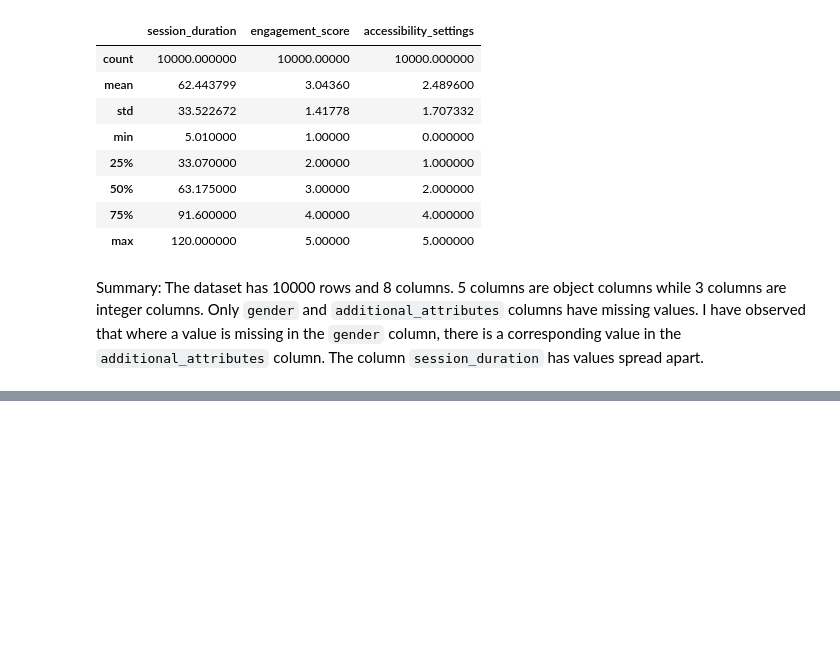
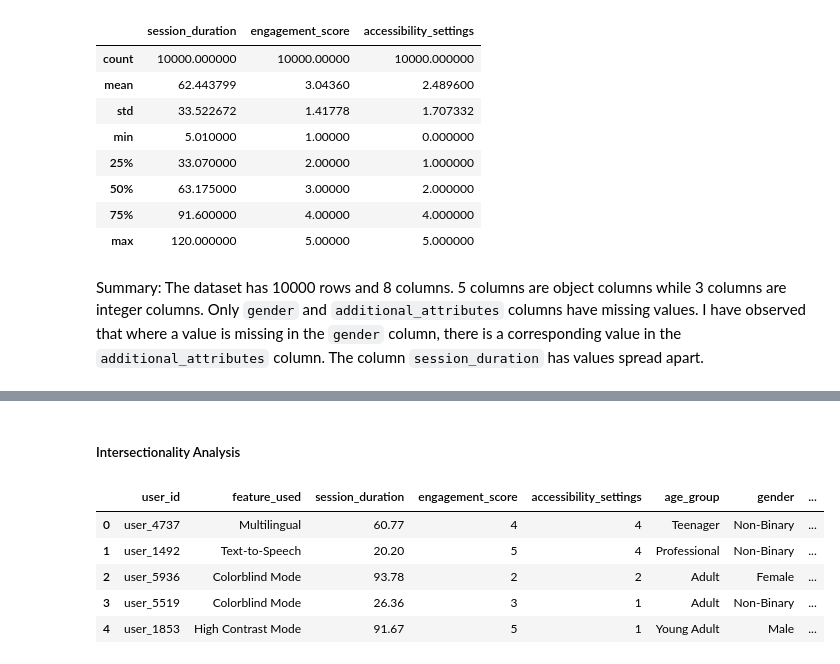
Before and after one commit to Joycelyn96/HackDiversityDataInterviewChallenge, a Jupyter notebook: hack_diversity_data_interview_challenge.ipynb, the cells around one changed output, grey strips where cells are left out. Drawn from its saved outputs; the diff is of its cells as text; code cells hidden in the pictures; blank space fills up the shorter version.

```diff
--- a/hack_diversity_data_interview_challenge.ipynb
+++ b/hack_diversity_data_interview_challenge.ipynb
@@ -113,0 +165,12 @@ Summary: The dataset has 10000 rows and 8 columns. 5 columns are object columns
+# %% [markdown]
+##### Intersectionality Analysis
+# %%
+data['intersectionality'] = data['age_group'] + " - " + data['gender'] + " - " + data['additional_attributes']
+data.head()
+# %% [output]
+|  | user_id | feature_used | session_duration | engagement_score | accessibility_settings | age_group | gender | ... |
+| 0 | user_4737 | Multilingual | 60.77 | 4 | 4 | Teenager | Non-Binary | ... |
+| 1 | user_1492 | Text-to-Speech | 20.20 | 5 | 4 | Professional | Non-Binary | ... |
+| 2 | user_5936 | Colorblind Mode | 93.78 | 2 | 2 | Adult | Female | ... |
+| 3 | user_5519 | Colorblind Mode | 26.36 | 3 | 1 | Adult | Non-Binary | ... |
+| 4 | user_1853 | High Contrast Mode | 91.67 | 5 | 1 | Young Adult | Male | ... |
```
Also changed, not shown: parts of 14 cells of this notebook, 1 other file.
